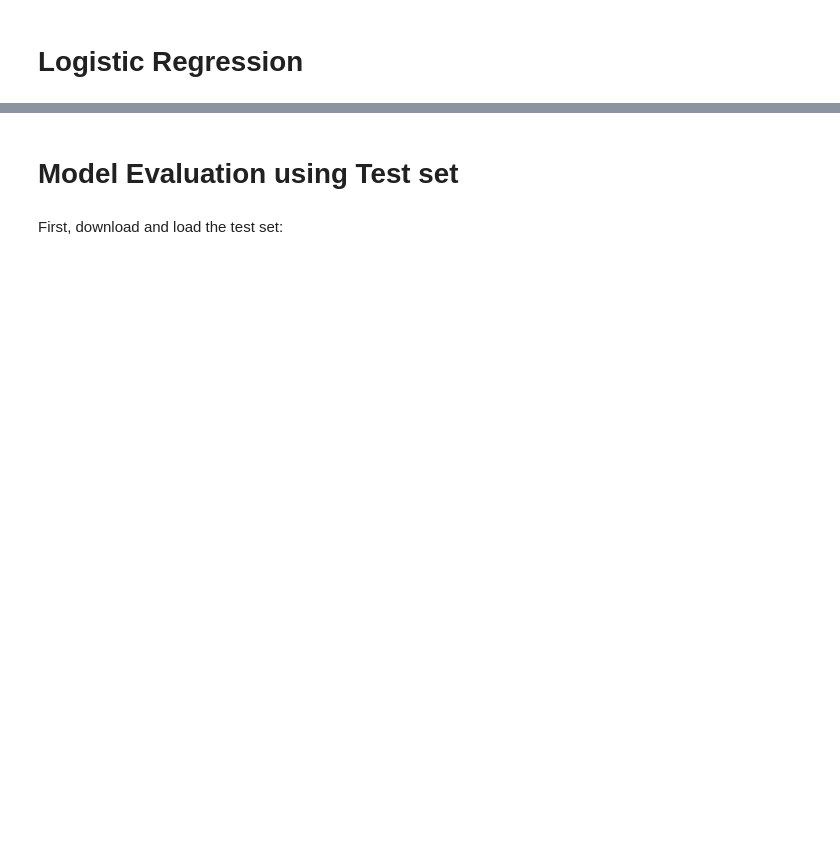
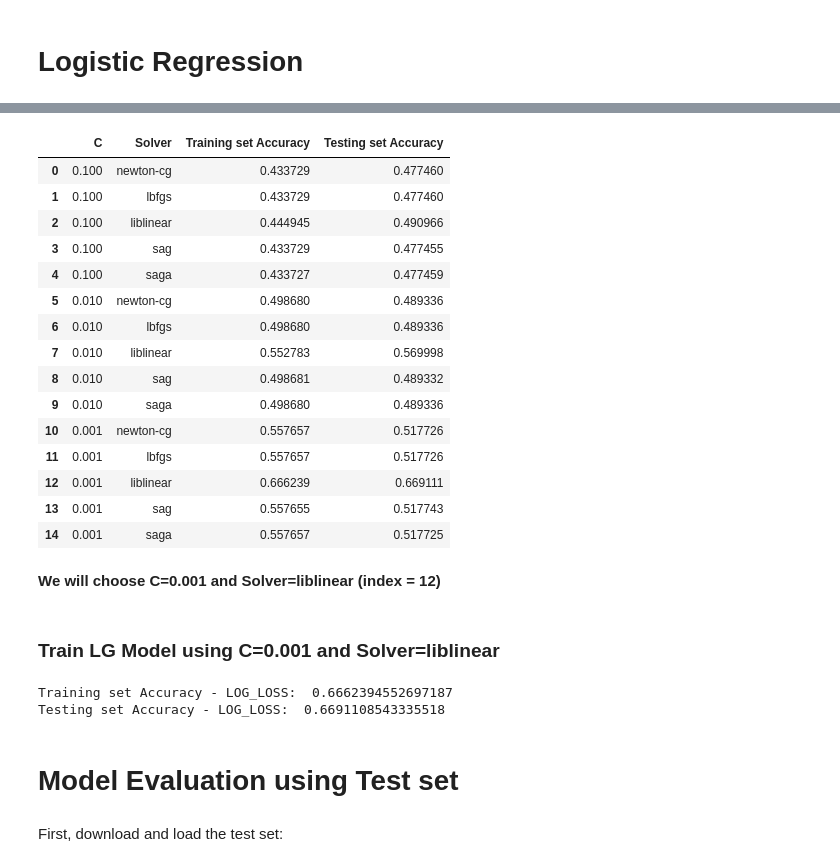
Before and after one commit to gad1981/Coursera_Machine_Learning, a Jupyter notebook: Machine_Learning_with_Python_FA.ipynb, the cells around one changed output, grey strips where cells are left out. Saved outputs shown, nothing was run; the diff lists cells and outputs as text; code cells hidden in the pictures; blank space fills up the shorter version.

```diff
--- a/Machine_Learning_with_Python_FA.ipynb
+++ b/Machine_Learning_with_Python_FA.ipynb
@@ -533,3 +543,59 @@ Testing set Accuracy - JACCARD:  0.7428571428571429
+# %%
+c_param = [0.1, 0.01, 0.001]
+solver_param = ['newton-cg', 'lbfgs', 'liblinear', 'sag', 'saga']
+trs = []
+ts = []
+A = []
+B = []
+
+for i, c in enumerate(c_param):
+    for j, sol in enumerate(solver_param):
+        LR = LogisticRegression(C=c, solver=sol).fit(X_train, y_train)
+        lr_yhat = LR.predict(X_test)
+        lr_prob = LR.predict_proba(X_test)
+        trs.append(log_loss(y_train, LR.predict_proba(X_train)))
+        ts.append(log_loss(y_test, lr_prob))
+        A.append(c)
+        B.append(sol)
+# %%
+TS = np.array(ts)
+TRS = np.array(trs)
+A = np.array(A)
+B = np.array(B)
+LR_Accuracy = pd.DataFrame({'C' : A, 'Solver': B, 'Training set Accuracy': TRS,
+                    'Testing set Accuracy': TS})
+
+LR_Accuracy
+# %% [output]
+|  | C | Solver | Training set Accuracy | Testing set Accuracy |
+| 0 | 0.100 | newton-cg | 0.433729 | 0.477460 |
+| 1 | 0.100 | lbfgs | 0.433729 | 0.477460 |
+| 2 | 0.100 | liblinear | 0.444945 | 0.490966 |
+| 3 | 0.100 | sag | 0.433729 | 0.477455 |
+| 4 | 0.100 | saga | 0.433727 | 0.477459 |
+| 5 | 0.010 | newton-cg | 0.498680 | 0.489336 |
+| 6 | 0.010 | lbfgs | 0.498680 | 0.489336 |
+| 7 | 0.010 | liblinear | 0.552783 | 0.569998 |
+| 8 | 0.010 | sag | 0.498681 | 0.489332 |
+| 9 | 0.010 | saga | 0.498680 | 0.489336 |
+| 10 | 0.001 | newton-cg | 0.557657 | 0.517726 |
+| 11 | 0.001 | lbfgs | 0.557657 | 0.517726 |
+| 12 | 0.001 | liblinear | 0.666239 | 0.669111 |
+| 13 | 0.001 | sag | 0.557655 | 0.517743 |
+| 14 | 0.001 | saga | 0.557657 | 0.517725 |
+# %% [markdown]
+**We will choose C=0.001 and Solver=liblinear (index = 12)**
+# %% [markdown]
+### Train LG Model using C=0.001 and Solver=liblinear
+# %%
+LR = LogisticRegression(C=0.001, solver='liblinear').fit(X_train, y_train)
+lr_yhat = LR.predict(X_test)
+lr_prob = LR.predict_proba(X_test)
+print("Training set Accuracy - LOG_LOSS: ", log_loss(y_train, LR.predict_proba(X_train)))
+print("Testing set Accuracy - LOG_LOSS: ", log_loss(y_test, lr_prob))
+# %% [output]
+Training set Accuracy - LOG_LOSS:  0.6662394552697187
+Testing set Accuracy - LOG_LOSS:  0.6691108543335518
 # %% [markdown]
 # Model Evaluation using Test set
 # %%
```
Also changed, not shown: parts of 13 cells of this notebook.
